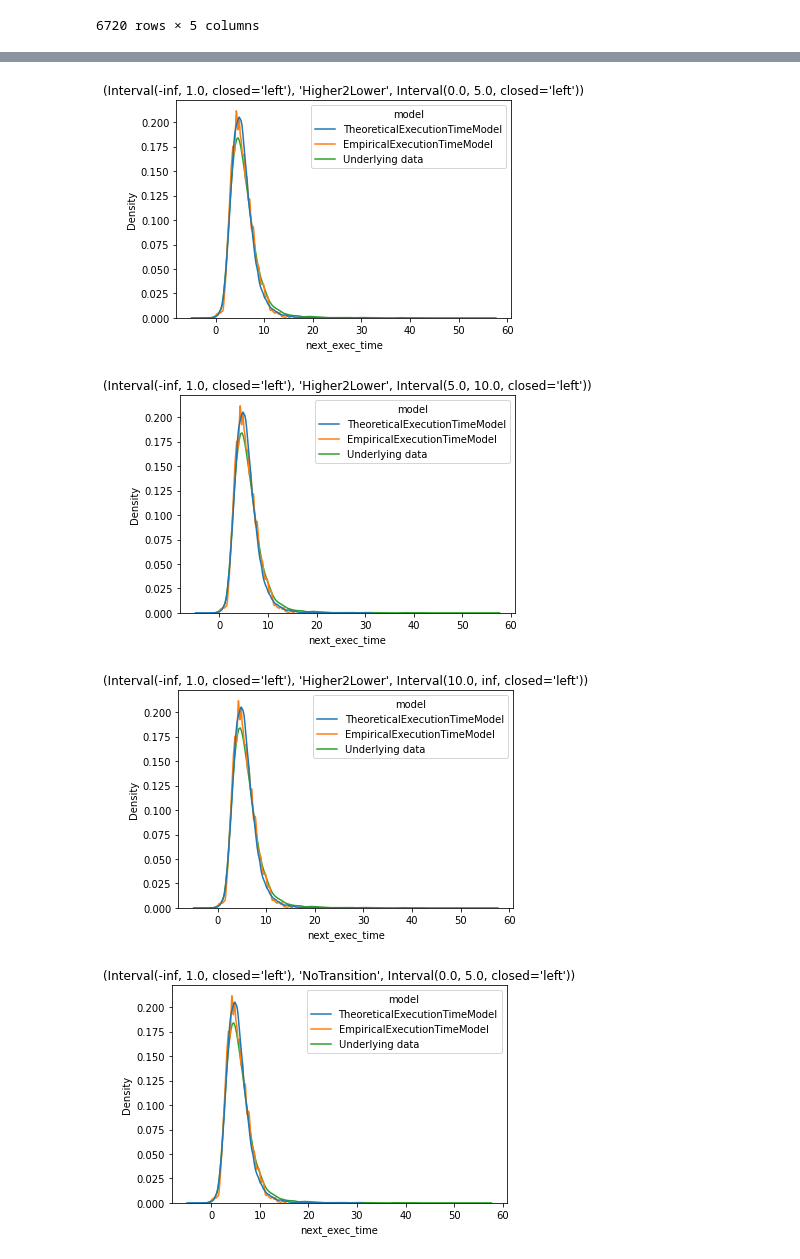
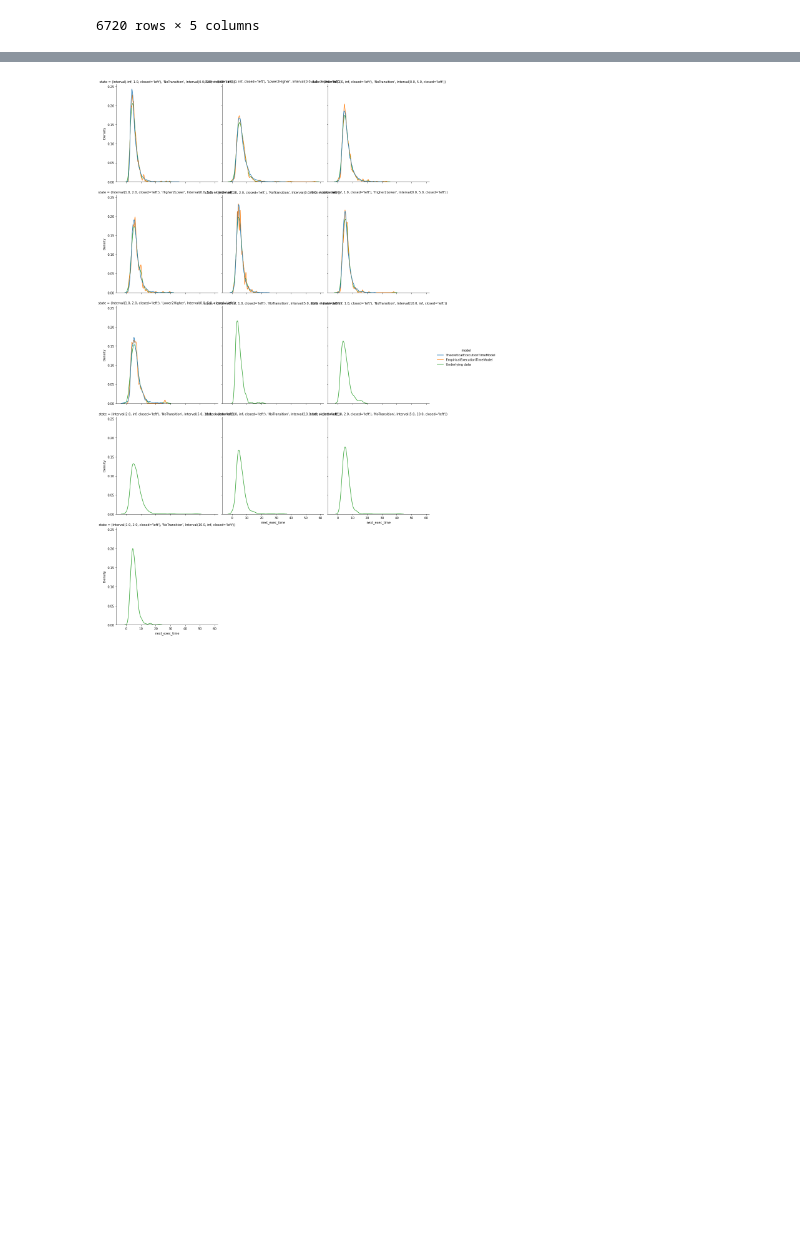
Before and after one commit to vnmo/EdgeDroid2, a Jupyter notebook: analysis/models.ipynb, the cells around one changed output, grey strips where cells are left out. Cells and saved outputs as stored; diff of their text form; code cells hidden in the pictures; blank space fills up the shorter version.

```diff
--- a/analysis/models.ipynb
+++ b/analysis/models.ipynb
@@ -14,8 +14,9 @@ import edgedroid.util as util
 from edgedroid.execution_times import *
 from mpl_toolkits import mplot3d
 
+fade_distance = 4
 raw_data_params = e_data.load_default_exec_time_data()
-data = preprocess_data(*raw_data_params)
+data = preprocess_data(*raw_data_params, transition_fade_distance=fade_distance)
 raw_data, *_ = raw_data_params
 data
 # %% [output]
@@ -68,12 +87,13 @@ with mp.Pool() as pool:
             # model = model_cls(data=data, neuroticism=neuro)
             for j, trace in enumerate(
                 pool.imap(
-                    lambda t: util.gen_model_trace(delays=t[0], model=t[1](data=t[2], neuroticism=t[3])),
+                    lambda t: util.gen_model_trace(delays=t[0], model=t[1](data=t[2], neuroticism=t[3], transition_fade_distance=t[4])),
                     zip(
                         itertools.repeat(raw_delays, num_traces),
                         itertools.repeat(model_cls),
                         itertools.repeat(data),
-                        itertools.repeat(neuro)
+                        itertools.repeat(neuro),
+                        itertools.repeat(fade_distance)
                     )
                 )
             ):
@@ -150,6 +170,6 @@ df2
 6720 rows × 8 columns
 # %%
-df = pd.concat((df1, df2), ignore_index=True)
-df
+exec_times = pd.concat((df1, df2), ignore_index=True)
+exec_times
 # %% [output]
 |  | seq | neuroticism | impairment | transition | duration | next_exec_time | run_id | model |
@@ -167,18 +187,33 @@ df
 1358720 rows × 8 columns
 # %%
-for g, df_sg in df.groupby(['impairment', 'transition', 'duration']):
-    ax = sns.kdeplot(
-        # kind='kde',
-        data=df,
-        x='next_exec_time',
-        hue='model',
-        # cumulative=True,
-        common_norm=False
-    )
-    ax.set_title(str(g))
-    plt.show()
+_df = exec_times.copy()
+_df["state"] = _df[["impairment", "transition", "duration"]].apply(lambda r: tuple(r.values), axis=1)
+
+fg = sns.displot(
+    kind="kde",
+    data=_df,
+    col="state",
+    col_wrap=3,
+    x="next_exec_time",
+    common_norm=False,
+    # common_bins=True,
+    # stat="density",
+    hue="model",
+    # bins=25,
+)
+plt.show()
+del _df
+
+# for g, df_sg in exec_times.groupby(['impairment', 'transition', 'duration']):
+#     ax = sns.kdeplot(
+#         # kind='kde',
+#         data=df_sg,
+#         x='next_exec_time',
+#         hue='model',
+#         # cumulative=True,
+#         common_norm=False
+#     )
+#     ax.set_title(str(g))
+#     plt.show()
 # %% [output]
-[figure, old version]
+[figure, new version]
-[figure, removed]
-[figure, removed]
-[figure, removed]
```
Also changed, not shown: parts of 14 cells of this notebook.
